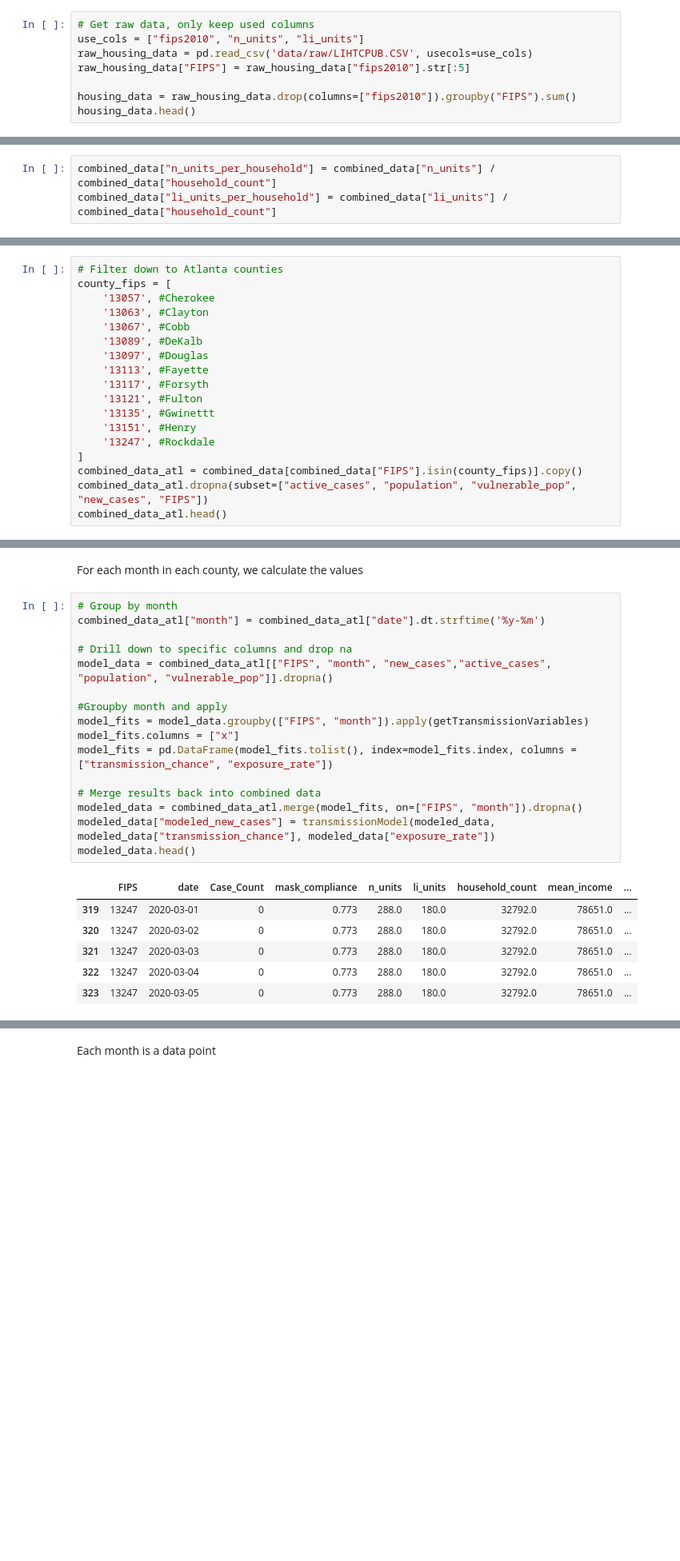
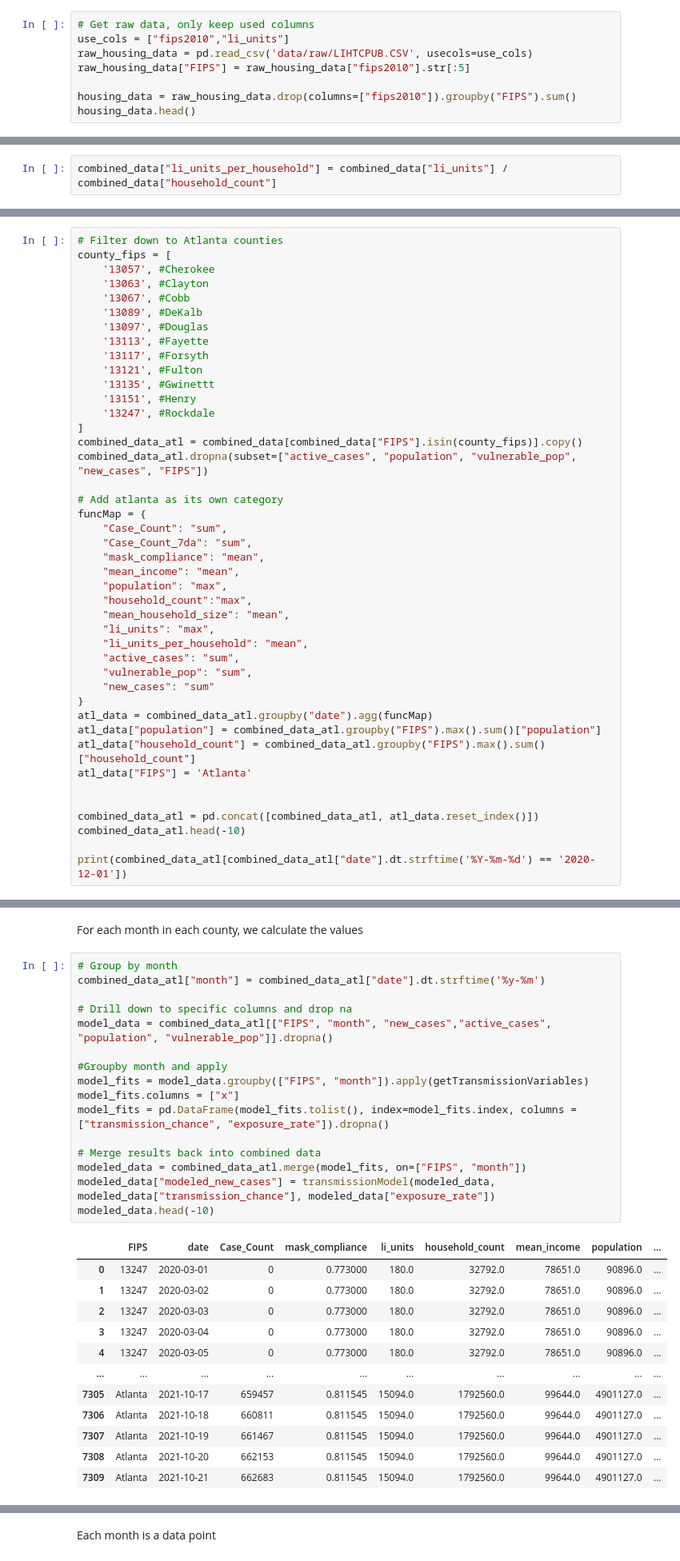
Before and after one commit to CaseCal/housing-covid-transmission, a Jupyter notebook: analysis.ipynb, the cells around one changed output, grey strips where cells are left out. Shown: that part at 80% size. Cells and saved outputs as stored; diff of their text form; blank space fills up the shorter version.

```diff
--- a/analysis.ipynb
+++ b/analysis.ipynb
@@ -55,7 +55,7 @@ compliance_data.head()
 ## Housing Data
 # %%
 # Get raw data, only keep used columns
-use_cols = ["fips2010", "n_units", "li_units"]
+use_cols = ["fips2010","li_units"]
 raw_housing_data = pd.read_csv('data/raw/LIHTCPUB.CSV', usecols=use_cols)
 raw_housing_data["FIPS"] = raw_housing_data["fips2010"].str[:5]
 
@@ -116,7 +116,6 @@ combined_data.head()
 # %% [markdown]
 Normalize housing data on household count
 # %%
-combined_data["n_units_per_household"] = combined_data["n_units"] / combined_data["household_count"]
 combined_data["li_units_per_household"] = combined_data["li_units"] / combined_data["household_count"]
 # %% [markdown]
 Add extra calculations per fip
@@ -169,5 +168,30 @@ county_fips = [
 ]
 combined_data_atl = combined_data[combined_data["FIPS"].isin(county_fips)].copy()
 combined_data_atl.dropna(subset=["active_cases", "population", "vulnerable_pop", "new_cases", "FIPS"])
-combined_data_atl.head()
+
+# Add atlanta as its own category
+funcMap = {
+    "Case_Count": "sum",
+    "Case_Count_7da": "sum",
+    "mask_compliance": "mean",
+    "mean_income": "mean",
+    "population": "max",
+    "household_count":"max",
+    "mean_household_size": "mean",
+    "li_units": "max",
+    "li_units_per_household": "mean",
+    "active_cases": "sum",
+    "vulnerable_pop": "sum",
+    "new_cases": "sum"
+}
+atl_data = combined_data_atl.groupby("date").agg(funcMap)
+atl_data["population"] = combined_data_atl.groupby("FIPS").max().sum()["population"]
+atl_data["household_count"] = combined_data_atl.groupby("FIPS").max().sum()["household_count"]
+atl_data["FIPS"] = 'Atlanta'
+
+
+combined_data_atl = pd.concat([combined_data_atl, atl_data.reset_index()])
+combined_data_atl.head(-10)
+
+print(combined_data_atl[combined_data_atl["date"].dt.strftime('%Y-%m-%d') == '2020-12-01'])
 # %% [output]
@@ -261,23 +274,29 @@ For each month in each county, we calculate the values
 # %%
 # Group by month
 combined_data_atl["month"] = combined_data_atl["date"].dt.strftime('%y-%m')
 
 # Drill down to specific columns and drop na
 model_data = combined_data_atl[["FIPS", "month", "new_cases","active_cases", "population", "vulnerable_pop"]].dropna()
 
 #Groupby month and apply
 model_fits = model_data.groupby(["FIPS", "month"]).apply(getTransmissionVariables)
 model_fits.columns = ["x"]
-model_fits = pd.DataFrame(model_fits.tolist(), index=model_fits.index, columns = ["transmission_chance", "exposure_rate"])
+model_fits = pd.DataFrame(model_fits.tolist(), index=model_fits.index, columns = ["transmission_chance", "exposure_rate"]).dropna()
 
 # Merge results back into combined data
-modeled_data = combined_data_atl.merge(model_fits, on=["FIPS", "month"]).dropna()
+modeled_data = combined_data_atl.merge(model_fits, on=["FIPS", "month"])
 modeled_data["modeled_new_cases"] = transmissionModel(modeled_data, modeled_data["transmission_chance"], modeled_data["exposure_rate"])
-modeled_data.head()
+modeled_data.head(-10)
 # %% [output]
-|  | FIPS | date | Case_Count | mask_compliance | n_units | li_units | household_count | mean_income | ... |
-| 319 | 13247 | 2020-03-01 | 0 | 0.773 | 288.0 | 180.0 | 32792.0 | 78651.0 | ... |
-| 320 | 13247 | 2020-03-02 | 0 | 0.773 | 288.0 | 180.0 | 32792.0 | 78651.0 | ... |
-| 321 | 13247 | 2020-03-03 | 0 | 0.773 | 288.0 | 180.0 | 32792.0 | 78651.0 | ... |
-| 322 | 13247 | 2020-03-04 | 0 | 0.773 | 288.0 | 180.0 | 32792.0 | 78651.0 | ... |
-| 323 | 13247 | 2020-03-05 | 0 | 0.773 | 288.0 | 180.0 | 32792.0 | 78651.0 | ... |
+|  | FIPS | date | Case_Count | mask_compliance | li_units | household_count | mean_income | population | ... |
+| 0 | 13247 | 2020-03-01 | 0 | 0.773000 | 180.0 | 32792.0 | 78651.0 | 90896.0 | ... |
+| 1 | 13247 | 2020-03-02 | 0 | 0.773000 | 180.0 | 32792.0 | 78651.0 | 90896.0 | ... |
+| 2 | 13247 | 2020-03-03 | 0 | 0.773000 | 180.0 | 32792.0 | 78651.0 | 90896.0 | ... |
+| 3 | 13247 | 2020-03-04 | 0 | 0.773000 | 180.0 | 32792.0 | 78651.0 | 90896.0 | ... |
+| 4 | 13247 | 2020-03-05 | 0 | 0.773000 | 180.0 | 32792.0 | 78651.0 | 90896.0 | ... |
+| ... | ... | ... | ... | ... | ... | ... | ... | ... | ... |
+| 7305 | Atlanta | 2021-10-17 | 659457 | 0.811545 | 15094.0 | 1792560.0 | 99644.0 | 4901127.0 | ... |
+| 7306 | Atlanta | 2021-10-18 | 660811 | 0.811545 | 15094.0 | 1792560.0 | 99644.0 | 4901127.0 | ... |
+| 7307 | Atlanta | 2021-10-19 | 661467 | 0.811545 | 15094.0 | 1792560.0 | 99644.0 | 4901127.0 | ... |
+| 7308 | Atlanta | 2021-10-20 | 662153 | 0.811545 | 15094.0 | 1792560.0 | 99644.0 | 4901127.0 | ... |
+| 7309 | Atlanta | 2021-10-21 | 662683 | 0.811545 | 15094.0 | 1792560.0 | 99644.0 | 4901127.0 | ... |
```
Also changed, not shown: parts of 27 cells of this notebook, 3 other files.
